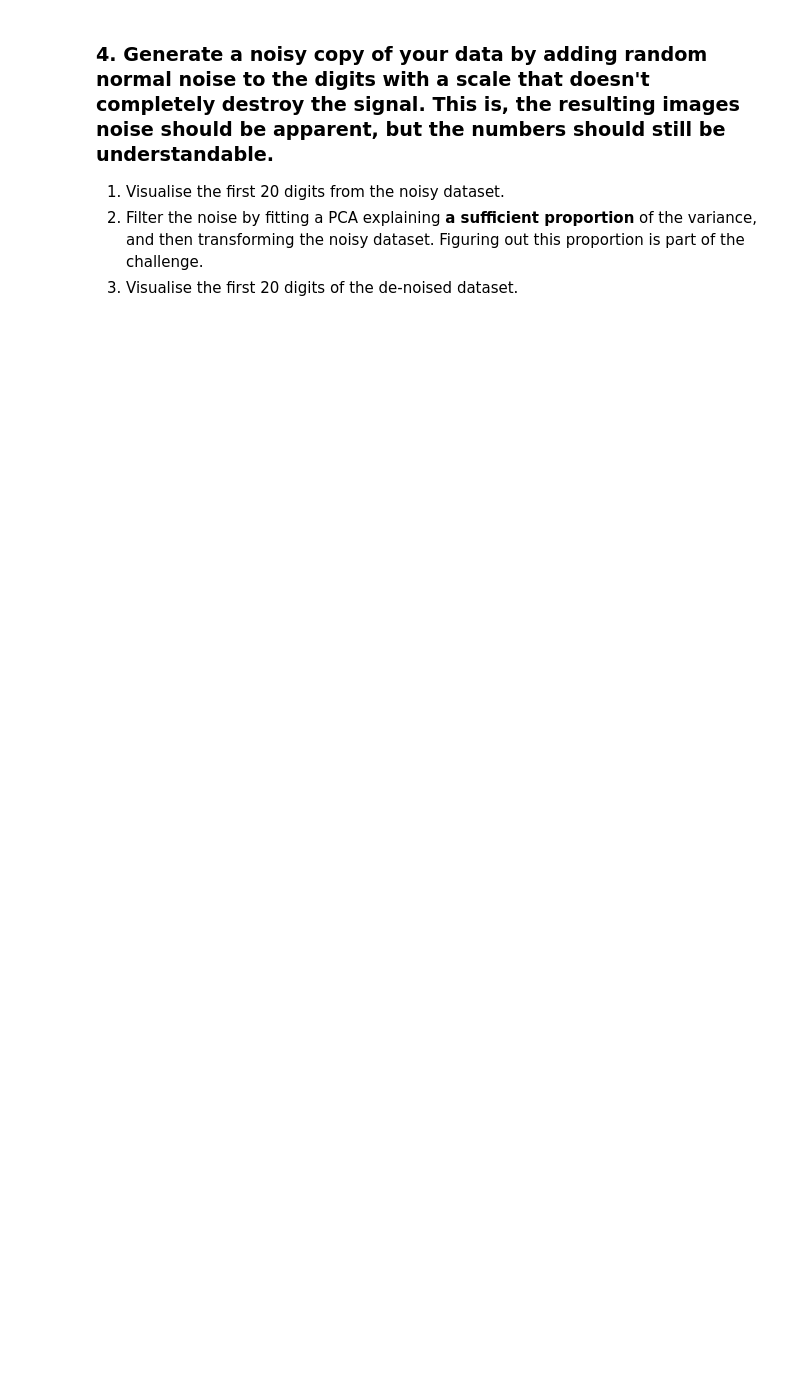
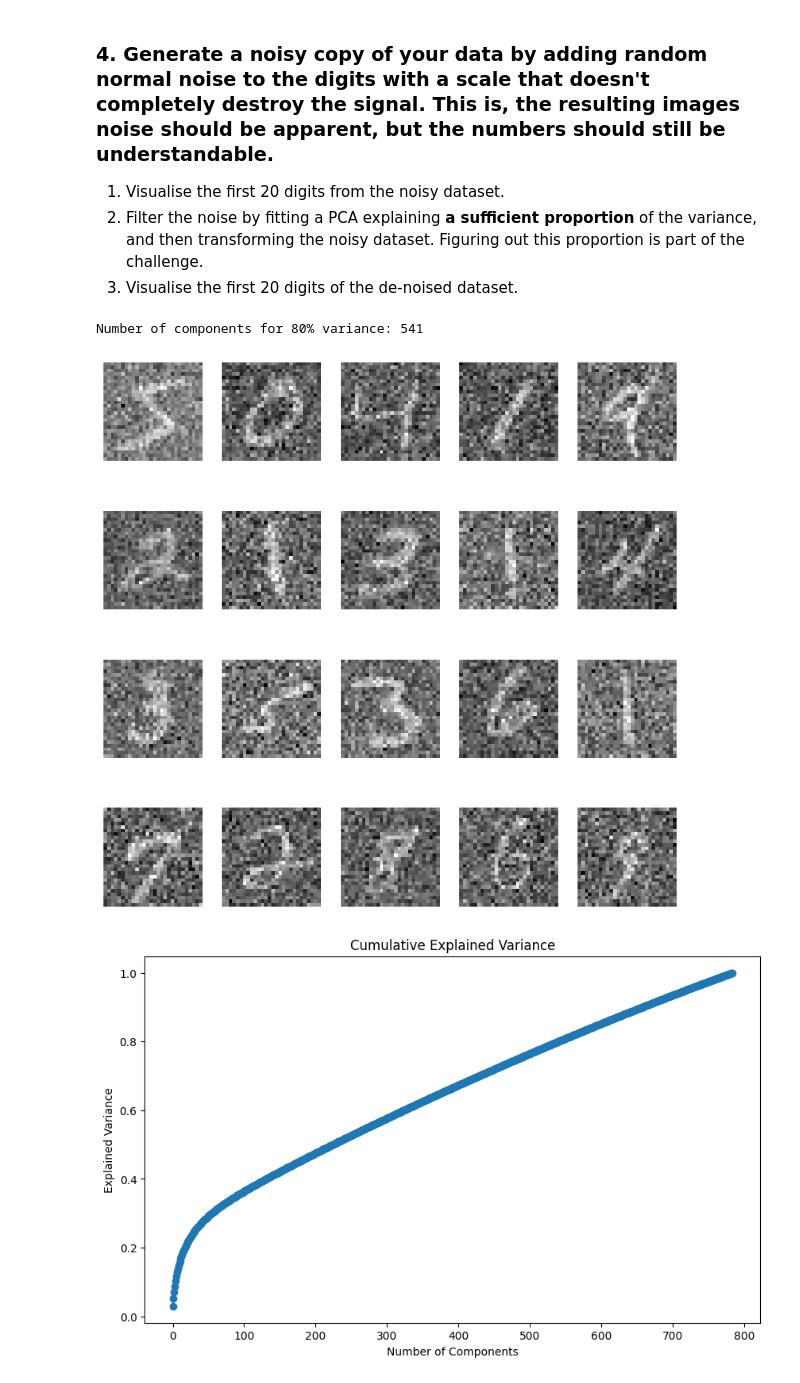
Before and after one commit to kenzfinn/csc1035_lecture_examples, a Jupyter notebook: Part2_Coursework.ipynb, the cells around one changed output. Saved outputs shown, nothing was run; the diff lists cells and outputs as text; code cells hidden in the pictures; blank space fills up the shorter version.

```diff
--- a/Part2_Coursework.ipynb
+++ b/Part2_Coursework.ipynb
@@ -90,3 +178,79 @@ Test accuracy: 91.69%
 1. Visualise the first 20 digits from the noisy dataset.
 2. Filter the noise by fitting a PCA explaining **a sufficient proportion** of the variance, and then transforming the noisy dataset. Figuring out this proportion is part of the challenge.
 3. Visualise the first 20 digits of the de-noised dataset.
+# %%
+import numpy as np
+import matplotlib.pyplot as plt
+from sklearn.datasets import fetch_openml
+from sklearn.decomposition import PCA
+
+X, y = fetch_openml(
+    'mnist_784', version=1, return_X_y=True, parser='auto', as_frame=False
+)
+X = X / 255.0  # Normalize
+
+noise = 0.4
+XNoisy = X + np.random.normal(0, noise, X.shape)
+
+
+figure, axes = plt.subplots(4, 5, figsize=(10, 10))
+axes = axes.ravel()
+
+for i in range(20):
+    image = XNoisy[i].reshape(28, 28)
+    axes[i].imshow(image, cmap='gray')
+    axes[i].axis('off')
+
+
+
+pca = PCA()
+pca.fit(XNoisy)
+
+# Cumulative explained variance
+cumulative_variance = np.cumsum(pca.explained_variance_ratio_)
+components_for_80 = np.argmax(cumulative_variance >= 0.8) + 1
+
+print(f"Number of components for 80% variance: {components_for_80}")
+
+plt.figure(figsize=(10, 6))
+plt.plot(cumulative_variance, marker='o', linestyle='--')
+plt.title('Cumulative Explained Variance')
+plt.xlabel('Number of Components')
+plt.ylabel('Explained Variance')
+plt.show()
+#same code for plotting componets vs variance but without lines
+
+#95% variance is typically preferred however this would mean essientially looking at the entire dataset
+plt.figure(figsize=(10, 6))
+plt.plot(cumulative_variance, marker='o', linestyle='--')
+plt.title('Cumulative Explained Variance')
+plt.axhline(y=0.70, color='r', linestyle='-')
+plt.xlabel('Number of Components')
+plt.ylabel('Explained Variance')
+plt.show()
+
+threshold = 0.50
+n_components = np.argmax(cumulative_variance >= threshold) + 1
+
+pca = PCA(n_components=n_components)
+X_noisy_reduced = pca.fit_transform(XNoisy)
+X_reconstructed = pca.inverse_transform(X_noisy_reduced)
+
+plt.figure(figsize=(12, 4))
+for i in range(10):
+    plt.subplot(3, 10, i + 21)
+    plt.imshow(X_reconstructed[i].reshape(28, 28), cmap='gray')
+    plt.axis('off')
+    if i == 0:
+        plt.ylabel("Denoised", fontsize=12)
+
+    plt.subplot(3, 10, i + 1)
+    plt.imshow(XNoisy[i].reshape(28, 28), cmap='gray')
+    plt.axis('off')
+
+plt.suptitle("Noisy, and Denoised MNIST Images", fontsize=16)
+plt.show()
+# %% [output]
+Number of components for 80% variance: 541
+[figure, added]
+[figure, added]
```
Also changed, not shown: parts of 2 cells of this notebook.
